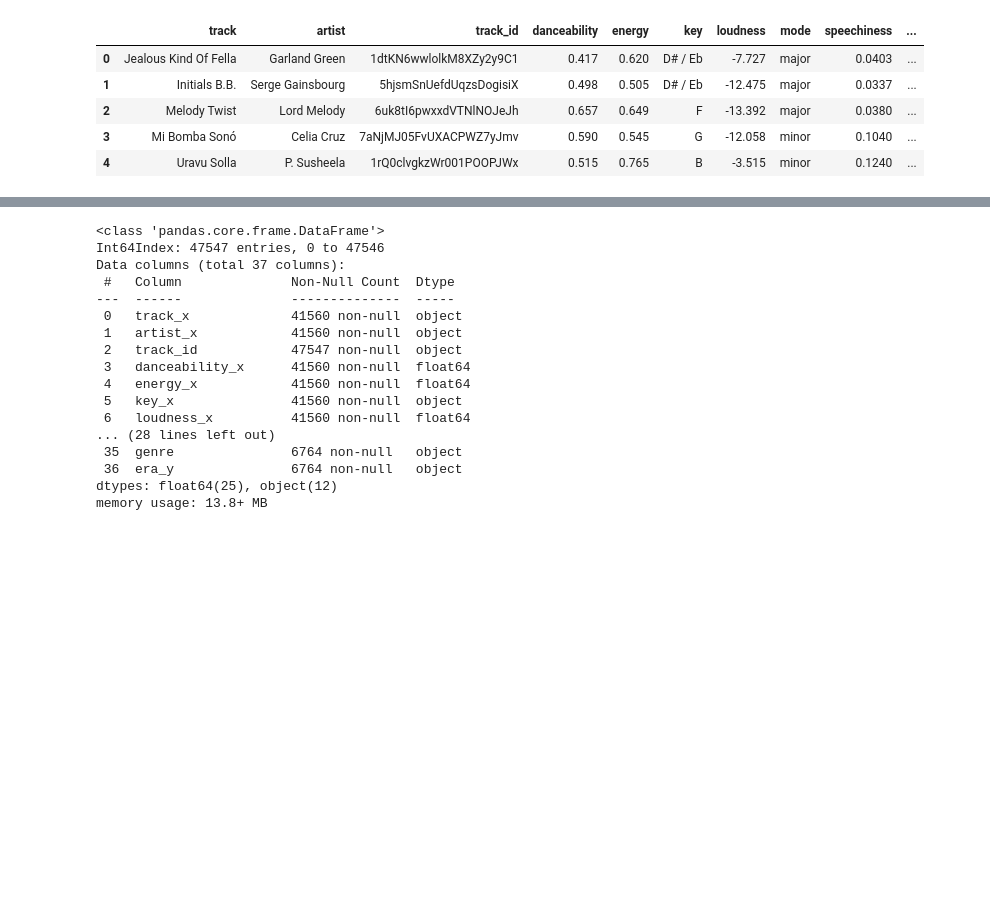
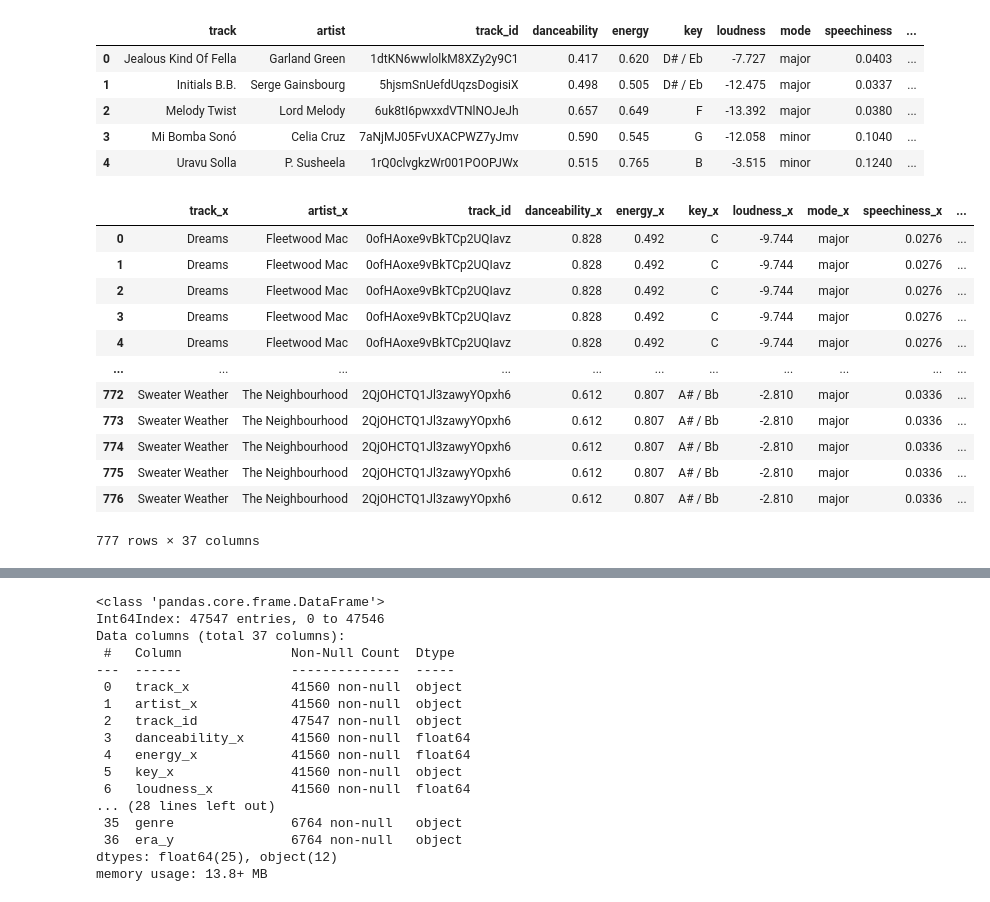
Before and after one commit to mrtz-wssl/spotify-BD, a Jupyter notebook: tik_spot_merged.ipynb, the cells around one changed output, grey strips where cells are left out. Drawn from its saved outputs; the diff is of its cells as text; code cells hidden in the pictures; blank space fills up the shorter version.

```diff
--- a/tik_spot_merged.ipynb
+++ b/tik_spot_merged.ipynb
@@ -158,6 +158,23 @@ spotify.head()
 | 2 | Melody Twist | Lord Melody | 6uk8tI6pwxxdVTNlNOJeJh | 0.657 | 0.649 | F | -13.392 | major | 0.0380 | ... |
 | 3 | Mi Bomba Sonó | Celia Cruz | 7aNjMJ05FvUXACPWZ7yJmv | 0.590 | 0.545 | G | -12.058 | minor | 0.1040 | ... |
 | 4 | Uravu Solla | P. Susheela | 1rQ0clvgkzWr001POOPJWx | 0.515 | 0.765 | B | -3.515 | minor | 0.1240 | ... |
+# %%
+same_tracks_df = pd.merge(spotify, tik, on='track_id', how='inner')
+same_tracks_df
+# %% [output]
+|  | track_x | artist_x | track_id | danceability_x | energy_x | key_x | loudness_x | mode_x | speechiness_x | ... |
+| 0 | Dreams | Fleetwood Mac | 0ofHAoxe9vBkTCp2UQIavz | 0.828 | 0.492 | C | -9.744 | major | 0.0276 | ... |
+| 1 | Dreams | Fleetwood Mac | 0ofHAoxe9vBkTCp2UQIavz | 0.828 | 0.492 | C | -9.744 | major | 0.0276 | ... |
+| 2 | Dreams | Fleetwood Mac | 0ofHAoxe9vBkTCp2UQIavz | 0.828 | 0.492 | C | -9.744 | major | 0.0276 | ... |
+| 3 | Dreams | Fleetwood Mac | 0ofHAoxe9vBkTCp2UQIavz | 0.828 | 0.492 | C | -9.744 | major | 0.0276 | ... |
+| 4 | Dreams | Fleetwood Mac | 0ofHAoxe9vBkTCp2UQIavz | 0.828 | 0.492 | C | -9.744 | major | 0.0276 | ... |
+| ... | ... | ... | ... | ... | ... | ... | ... | ... | ... | ... |
+| 772 | Sweater Weather | The Neighbourhood | 2QjOHCTQ1Jl3zawyYOpxh6 | 0.612 | 0.807 | A# / Bb | -2.810 | major | 0.0336 | ... |
+| 773 | Sweater Weather | The Neighbourhood | 2QjOHCTQ1Jl3zawyYOpxh6 | 0.612 | 0.807 | A# / Bb | -2.810 | major | 0.0336 | ... |
+| 774 | Sweater Weather | The Neighbourhood | 2QjOHCTQ1Jl3zawyYOpxh6 | 0.612 | 0.807 | A# / Bb | -2.810 | major | 0.0336 | ... |
+| 775 | Sweater Weather | The Neighbourhood | 2QjOHCTQ1Jl3zawyYOpxh6 | 0.612 | 0.807 | A# / Bb | -2.810 | major | 0.0336 | ... |
+| 776 | Sweater Weather | The Neighbourhood | 2QjOHCTQ1Jl3zawyYOpxh6 | 0.612 | 0.807 | A# / Bb | -2.810 | major | 0.0336 | ... |
+777 rows × 37 columns
 # %%
 #create merge
 data = pd.merge(spotify, tik, on='track_id', how='outer')
```
Also changed, not shown: 1 other file.
